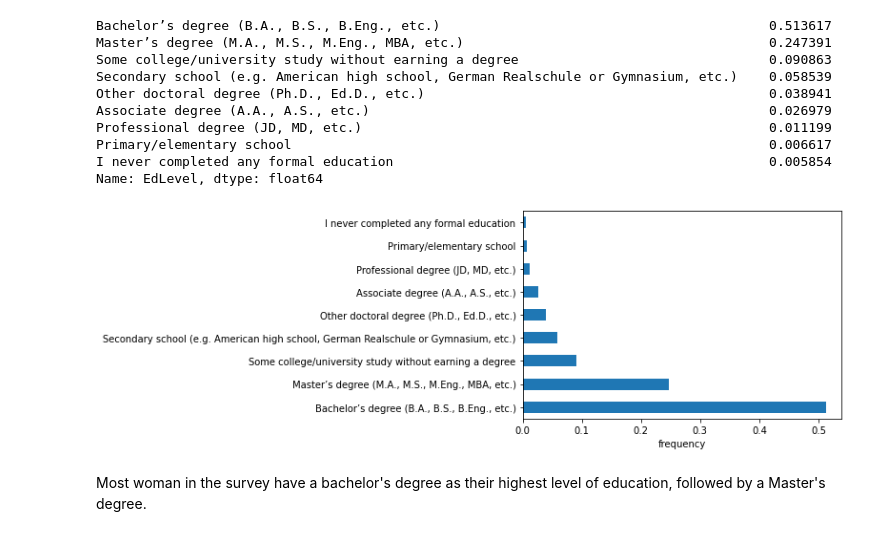
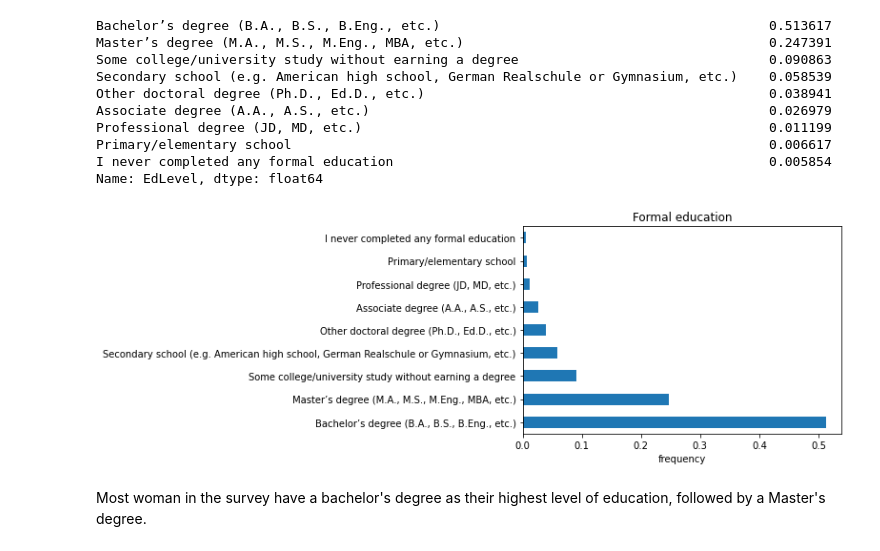
Before and after one commit to saskiakutz/Women_in_stack_overflow_2020, a Jupyter notebook: stackoverflow_survey_2020.ipynb, the cells around one changed output. Drawn from its saved outputs; the diff is of its cells as text; code cells hidden in the pictures.

```diff
--- a/stackoverflow_survey_2020.ipynb
+++ b/stackoverflow_survey_2020.ipynb
@@ -315,8 +315,9 @@ Name: EdLevel, dtype: float64
 # %%
 (woman_ed/woman_ed.sum()).plot(kind='barh');
 plt.xlabel('frequency');
+plt.title('Formal education')
 # %% [output]
-[figure, old version]
+[figure, new version]
 # %% [markdown]
 Most woman in the survey have a bachelor's degree as their highest level of education, followed by a Master's degree.
 # %%
```
Also changed, not shown: parts of 9 cells of this notebook.
